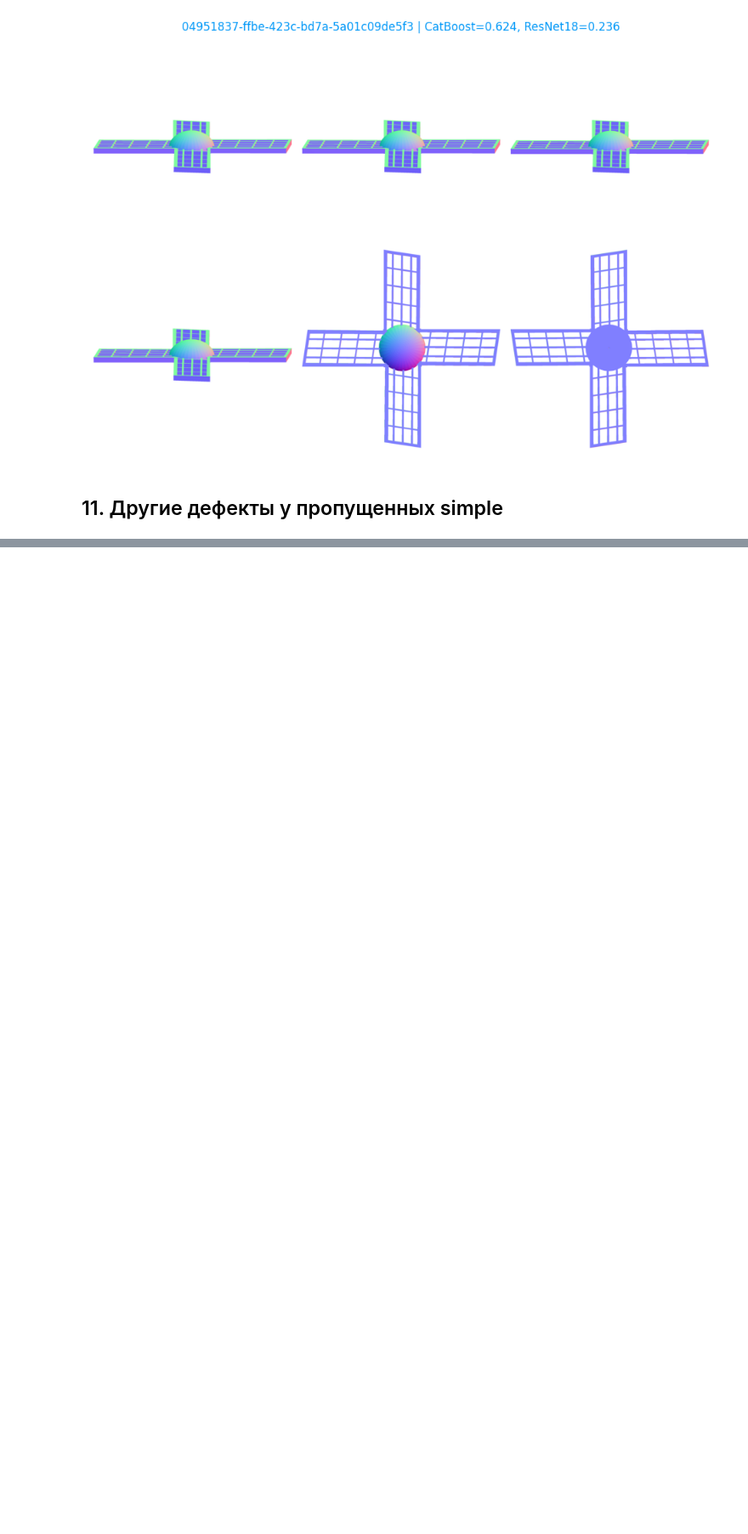
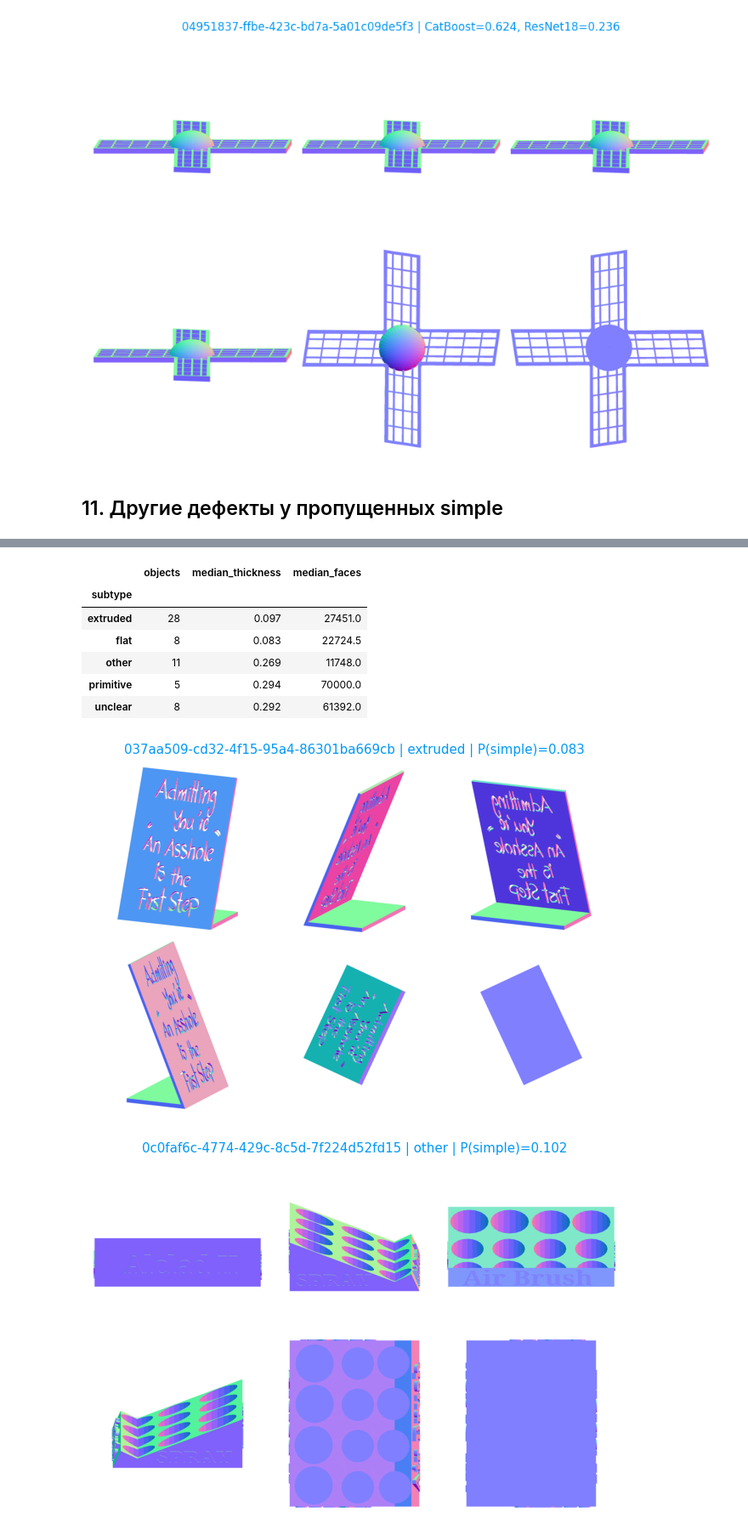
Before and after one commit to gasich27/AI-Challenge-2026-MainStage, a Jupyter notebook: labels/simple/simple.ipynb, the cells around one changed output, grey strips where cells are left out. Shown at 85% size. Drawn from its saved outputs; the diff is of its cells as text; code cells hidden in the pictures; blank space fills up the shorter version.

```diff
--- a/labels/simple/simple.ipynb
+++ b/labels/simple/simple.ipynb
@@ -347,0 +498,30 @@ pd.DataFrame({
+# %%
+# Ручной просмотр: это предварительные подтипы, не исходная разметка.
+review_path = ROOT / 'labels' / 'simple' / 'simple_geometry_review.csv'
+if not review_path.exists():
+    review = missed_geometry[['item_id']].copy()
+    review['subtype'] = ''
+    review['notes'] = ''
+    review.to_csv(review_path, index=False)
+annotations = pd.read_csv(review_path).fillna('')
+assert set(annotations['item_id']) == set(fn_rows['item_id'])
+review = missed_geometry.merge(annotations, on='item_id', validate='one_to_one')
+print('Файл для разбора:', review_path)
+print(review['subtype'].replace('', 'Не разобрано').value_counts())
+display(review.groupby('subtype').agg(
+    objects=('item_id', 'size'), median_thickness=('pca_thickness', 'median'),
+    median_faces=('faces_count', 'median')
+).round(3))
+
+# Для отдельного подтипа: selected = review[review['subtype'].eq('extruded')]
+selected = review
+START = 0
+for _, row in selected.iloc[START:START + 5].iterrows():
+    with Image.open(train_dir / f"{row['item_id']}.png") as image:
+        plt.figure(figsize=(12, 6))
+        plt.imshow(image)
+        plt.title(f"{row['item_id']} | {row['subtype']} | P(simple)={row['probability']:.3f}",
+                  color='#0098F8')
+        plt.axis('off')
+        plt.show()
+# %% [output]
@@ -347,0 +536,9 @@ pd.DataFrame({
+|  | objects | median_thickness | median_faces |
+| subtype |  |  |  |
+| extruded | 28 | 0.097 | 27451.0 |
+| flat | 8 | 0.083 | 22724.5 |
+| other | 11 | 0.269 | 11748.0 |
+| primitive | 5 | 0.294 | 70000.0 |
+| unclear | 8 | 0.292 | 61392.0 |
+[figure, added]
+[figure, added]
```
Also changed, not shown: parts of 20 cells of this notebook, 4 other files.
